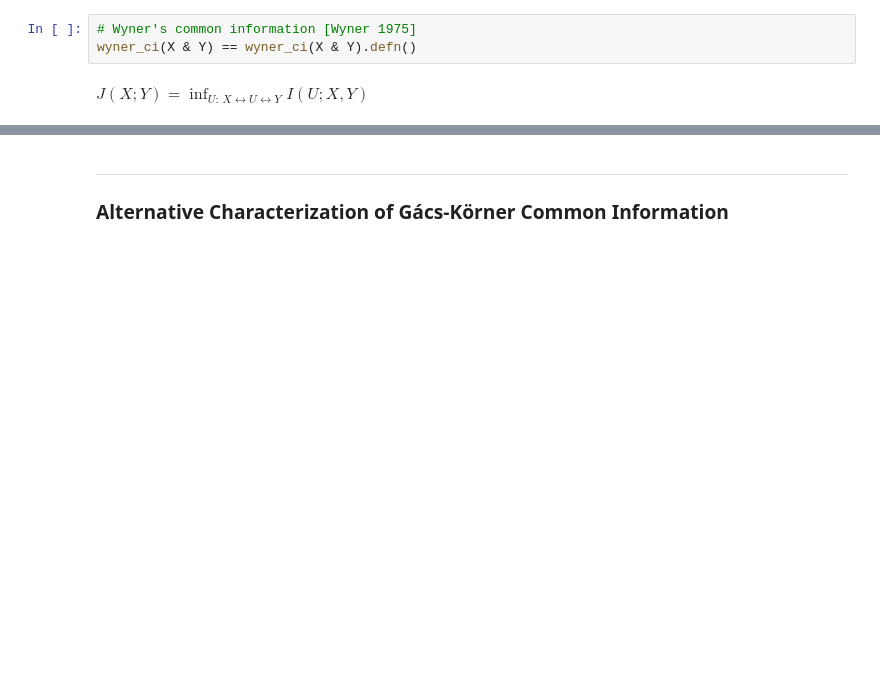
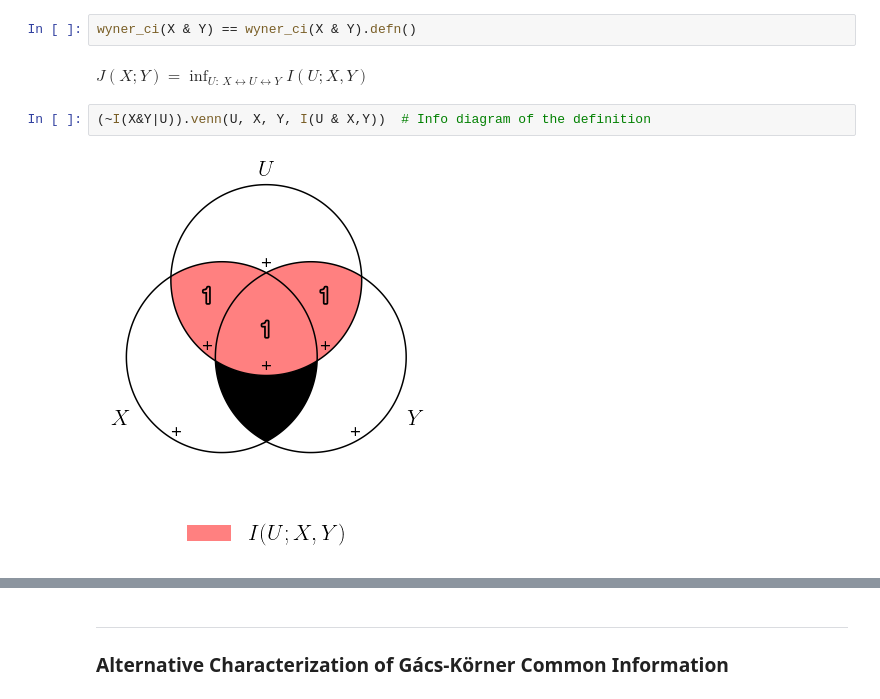
Before and after one commit to cheuktingli/psitip, a Jupyter notebook: examples/demo_commoninfo.ipynb, the cells around one changed output, grey strips where cells are left out. Cells and saved outputs as stored; diff of their text form; blank space fills up the shorter version.

```diff
--- a/examples/demo_commoninfo.ipynb
+++ b/examples/demo_commoninfo.ipynb
@@ -22,5 +58,8 @@ $ K(X; Y) = \sup_{U:\,  U \leftrightarrow Y \leftrightarrow X,\;  U \leftrightar
 # %%
-# Wyner's common information [Wyner 1975]
 wyner_ci(X & Y) == wyner_ci(X & Y).defn()
 # %% [output]
 $ J(X; Y) = \inf_{U:\,  X \leftrightarrow U \leftrightarrow Y}I(U; X, Y)$
+# %%
+(~I(X&Y|U)).venn(U, X, Y, I(U & X,Y))  # Info diagram of the definition
+# %% [output]
+[figure, added]
```
Also changed, not shown: parts of 31 cells of this notebook, 54 other files.
